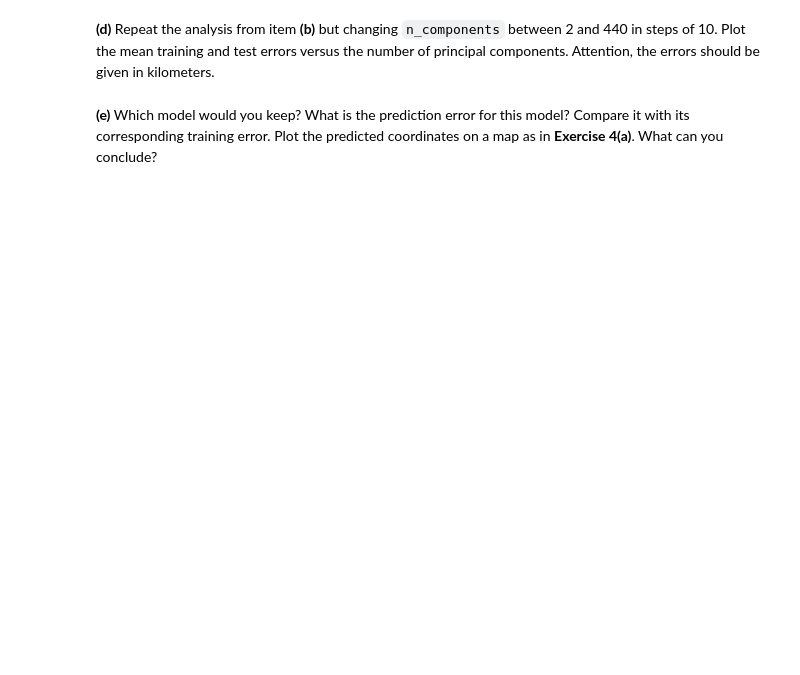
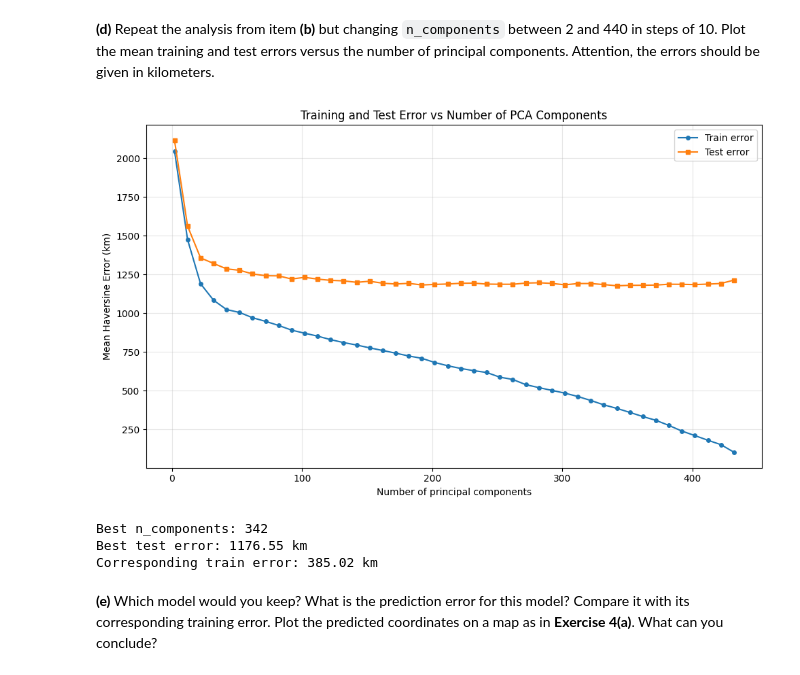
Before and after one commit to Macxsime/ISLA-reports-group32, a Jupyter notebook: TP2/TP2.ipynb, the cells around one changed output. Drawn from its saved outputs; the diff is of its cells as text; code cells hidden in the pictures; blank space fills up the shorter version.

```diff
--- a/TP2/TP2.ipynb
+++ b/TP2/TP2.ipynb
@@ -517,48 +538,54 @@ print(f"Mean CV prediction error (4 components): {mean_cv_error_4:.2f} km")
 # %% [markdown]
 **(d)** Repeat the analysis from item **(b)** but changing `n_components` between 2 and 440 in steps of 10. Plot the mean training and test errors versus the number of principal components. Attention, the errors should be given in kilometers.
 # %%
-components_range = range(2, 442, 10)
+n_components_range = range(2, 441, 10)
 mean_train_errors = []
 mean_test_errors = []
 
-for n_comp in components_range:
+kf = KFold(n_splits=10, shuffle=True, random_state=42)
+
+for n_comp in n_components_range:
     pipe = make_pipeline(PCA(n_components=n_comp), LinearRegression())
 
-    train_fold_errors = []
-    test_fold_errors = []
+    fold_train = []
+    fold_test = []
 
-    for train_index, test_index in kf.split(X_data):
-        X_train, X_test = X_data[train_index], X_data[test_index]
-        y_train_rad, y_test_rad = y_rad[train_index], y_rad[test_index]
+    for train_idx, test_idx in kf.split(X):
+        X_train, X_test = X[train_idx], X[test_idx]
+        Y_train, Y_test = Y[train_idx], Y[test_idx]
 
-        # Fit model
-        pipe.fit(X_train, y_train_rad)
+        pipe.fit(X_train, Y_train)
 
-        # Predict on Train & Test
-        y_pred_train_rad = pipe.predict(X_train)
-        y_pred_test_rad = pipe.predict(X_test)
+        fold_train.append(fast_haversine_error_km(Y_train, pipe.predict(X_train)))
+        fold_test.append(fast_haversine_error_km(Y_test, pipe.predict(X_test)))
 
-        # Train Errors
-        dist_train_rad = np.diag(haversine_distances(y_train_rad, y_pred_train_rad))
-        train_fold_errors.extend(dist_train_rad * 6371.0)
+    mean_train_errors.append(np.mean(fold_train))
+    mean_test_errors.append(np.mean(fold_test))
 
-        # Test Errors
-        dist_test_rad = np.diag(haversine_distances(y_test_rad, y_pred_test_rad))
-        test_fold_errors.extend(dist_test_rad * 6371.0)
+# plott
+fig, ax = plt.subplots(figsize=(10, 6))
+ax.plot(list(n_components_range), mean_train_errors, 'o-', label='Train error', markersize=4)
+ax.plot(list(n_components_range), mean_test_errors, 's-', label='Test error', markersize=4)
+ax.set_xlabel('Number of principal components')
+ax.set_ylabel('Mean Haversine Error (km)')
+ax.set_title('Training and Test Error vs Number of PCA Components')
+ax.legend()
+ax.grid(True, alpha=0.3)
+plt.tight_layout()
+plt.show()
 
-    mean_train_errors.append(np.mean(train_fold_errors))
-    mean_test_errors.append(np.mean(test_fold_errors))
+# find optimal number
+best_idx = np.argmin(mean_test_errors)
+best_n = list(n_components_range)[best_idx]
 
-# Plotting the learning curves
-fig, ax = plt.subplots(figsize=(10, 6))
-ax.plot(components_range, mean_train_errors, label='Train Error', marker='o', markersize=4)
-ax.plot(components_range, mean_test_errors, label='Test Error', marker='s', markersize=4)
-ax.set_xlabel('Number of Principal Components')
-ax.set_ylabel('Mean Error Distance (km)')
-ax.set_title('PCR Error vs. Number of Principal Components')
-ax.legend()
-plt.grid(True, linestyle='--', alpha=0.6)
-plt.show()
+print(f"Best n_components: {best_n}")
+print(f"Best test error: {mean_test_errors[best_idx]:.2f} km")
+print(f"Corresponding train error: {mean_train_errors[best_idx]:.2f} km")
+# %% [output]
+[figure, added]
+Best n_components: 342
+Best test error: 1176.55 km
+Corresponding train error: 385.02 km
 # %% [markdown]
 **(e)** Which model would you keep? What is the prediction error for this model? Compare it with its corresponding training error. Plot the predicted coordinates on a map as in **Exercise 4(a)**. What can you conclude?
 # %%
```
Also changed, not shown: parts of 6 cells of this notebook.
